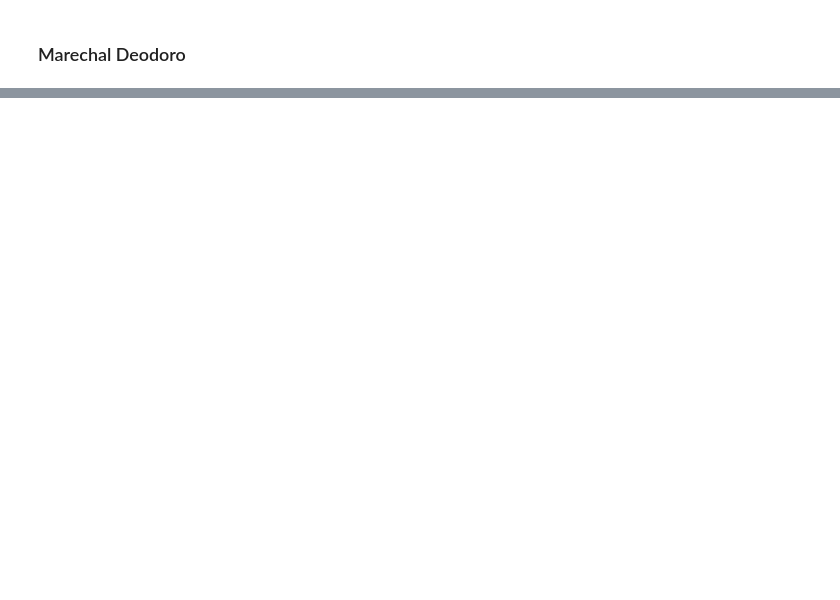
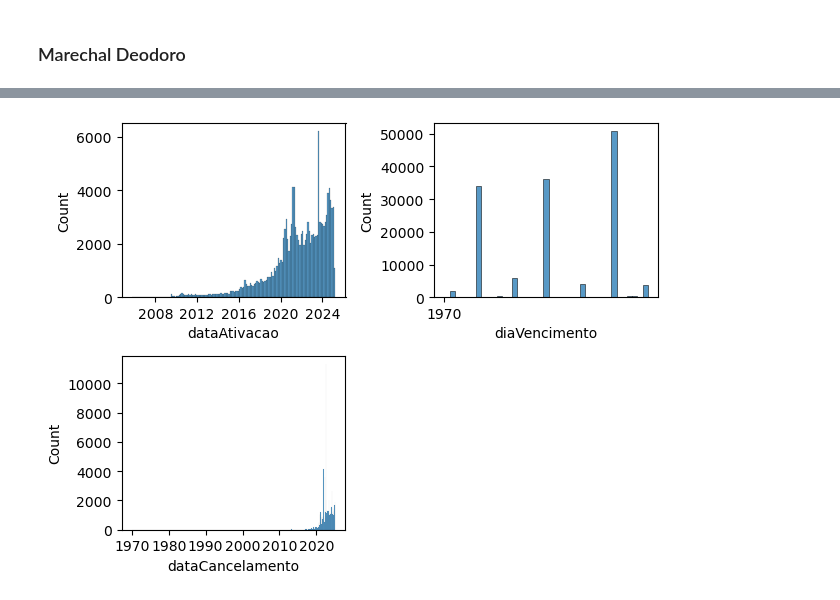
Before and after one commit to Thayse-Dias/dados, a Jupyter notebook: analisecancelamento2.ipynb, the cells around one changed output, grey strips where cells are left out. Saved outputs shown, nothing was run; the diff lists cells and outputs as text; code cells hidden in the pictures; blank space fills up the shorter version.

```diff
--- a/analisecancelamento2.ipynb
+++ b/analisecancelamento2.ipynb
@@ -1632,0 +1790,19 @@ Name: proportion, dtype: float64
+# %%
+def create_histogram(data, subplot_position):
+    ax = plt.subplot(2, 2, subplot_position)
+    sns.histplot(data, kde=False, ax=ax)
+
+    # Definir formato do eixo Y
+    ax.yaxis.set_major_formatter(ScalarFormatter())
+    # Remover o deslocamento do eixo Y
+    ax.yaxis.get_major_formatter().set_scientific(False)
+
+# Criar histogramas
+create_histogram(df['dataAtivacao'], 1)
+create_histogram(df['diaVencimento'], 2)
+create_histogram(df['dataCancelamento'], 3)
+
+plt.tight_layout()
+plt.show()
+# %% [output]
+[figure, added]
```
Also changed, not shown: parts of 38 cells of this notebook.
